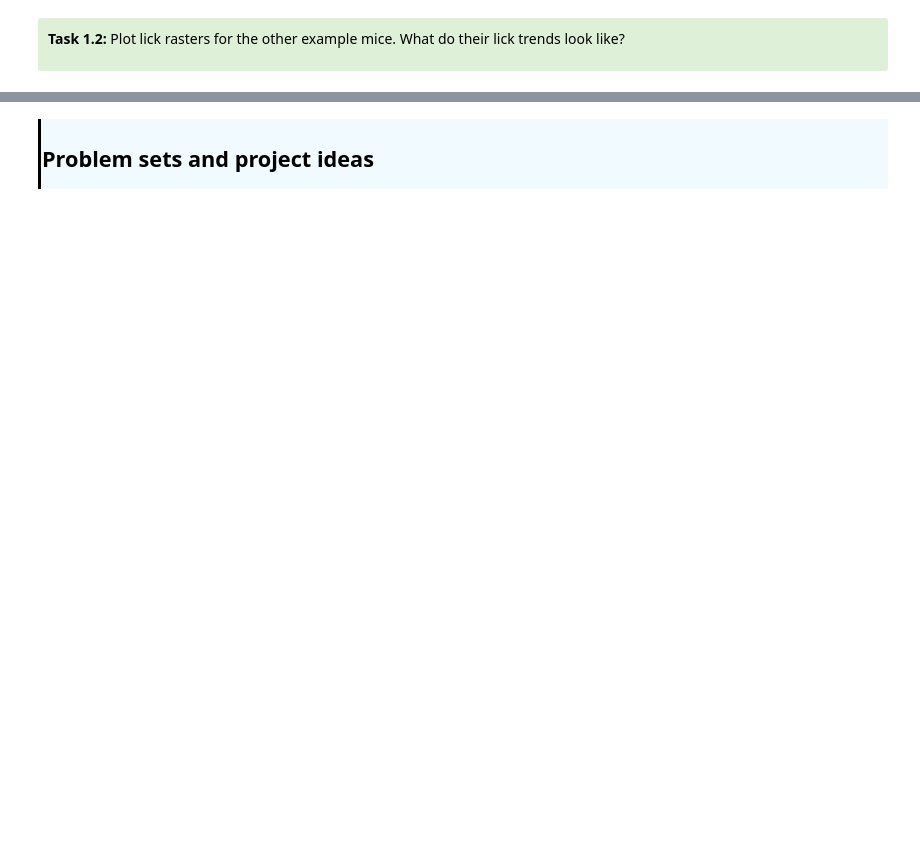
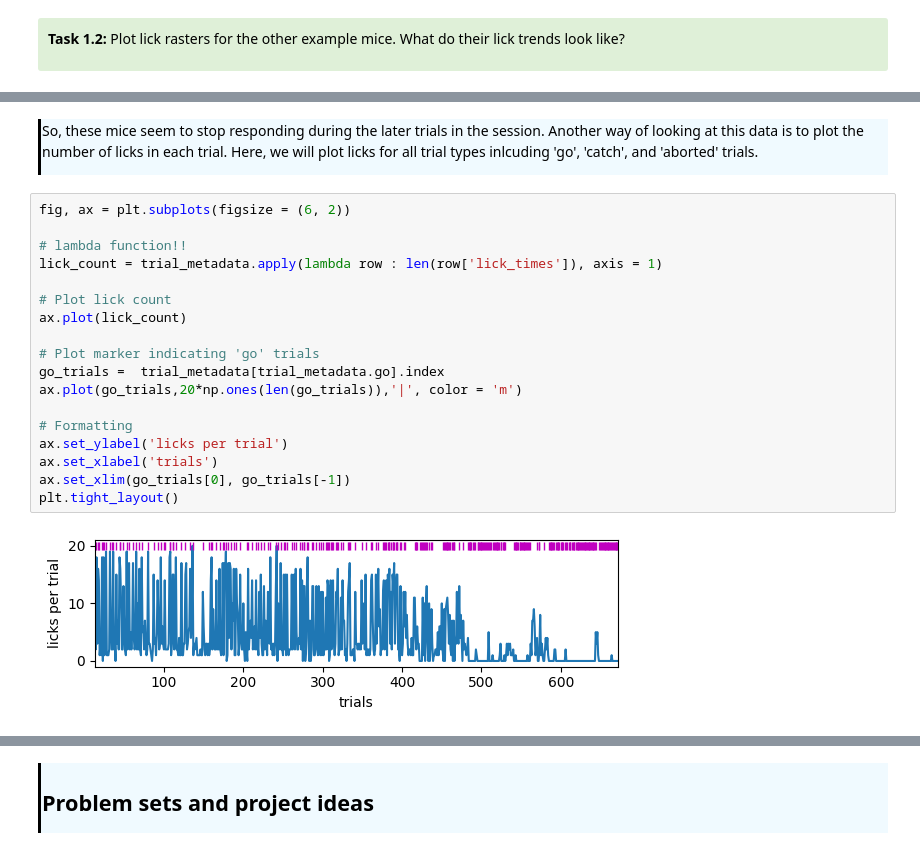
Before and after one commit to AllenSWDB/swdb_visualbehavior_template, a Jupyter notebook: code/Workshop1.ipynb, the cells around one changed output, grey strips where cells are left out. Drawn from its saved outputs; the diff is of its cells as text; blank space fills up the shorter version.

```diff
--- a/code/Workshop1.ipynb
+++ b/code/Workshop1.ipynb
@@ -514,0 +160,24 @@ plt.tight_layout()
+# %% [markdown]
+<div style="border-left: 3px solid #000; padding: 1px; padding-left: 10px; background: #F0FAFF; ">
+<p> So, these mice seem to stop responding during the later trials in the session. Another way of looking at this data is to plot the number of licks in each trial. Here, we will plot licks for all trial types inlcuding 'go', 'catch', and 'aborted' trials.
+</div>
+# %%
+fig, ax = plt.subplots(figsize = (6, 2))
+
+# lambda function!!
+lick_count = trial_metadata.apply(lambda row : len(row['lick_times']), axis = 1)
+
+# Plot lick count
+ax.plot(lick_count)
+
+# Plot marker indicating 'go' trials
+go_trials =  trial_metadata[trial_metadata.go].index
+ax.plot(go_trials,20*np.ones(len(go_trials)),'|', color = 'm')
+
+# Formatting
+ax.set_ylabel('licks per trial')
+ax.set_xlabel('trials')
+ax.set_xlim(go_trials[0], go_trials[-1])
+plt.tight_layout()
+# %% [output]
+[figure, added]
```
Also changed, not shown: parts of 93 cells of this notebook, 2 other files.
